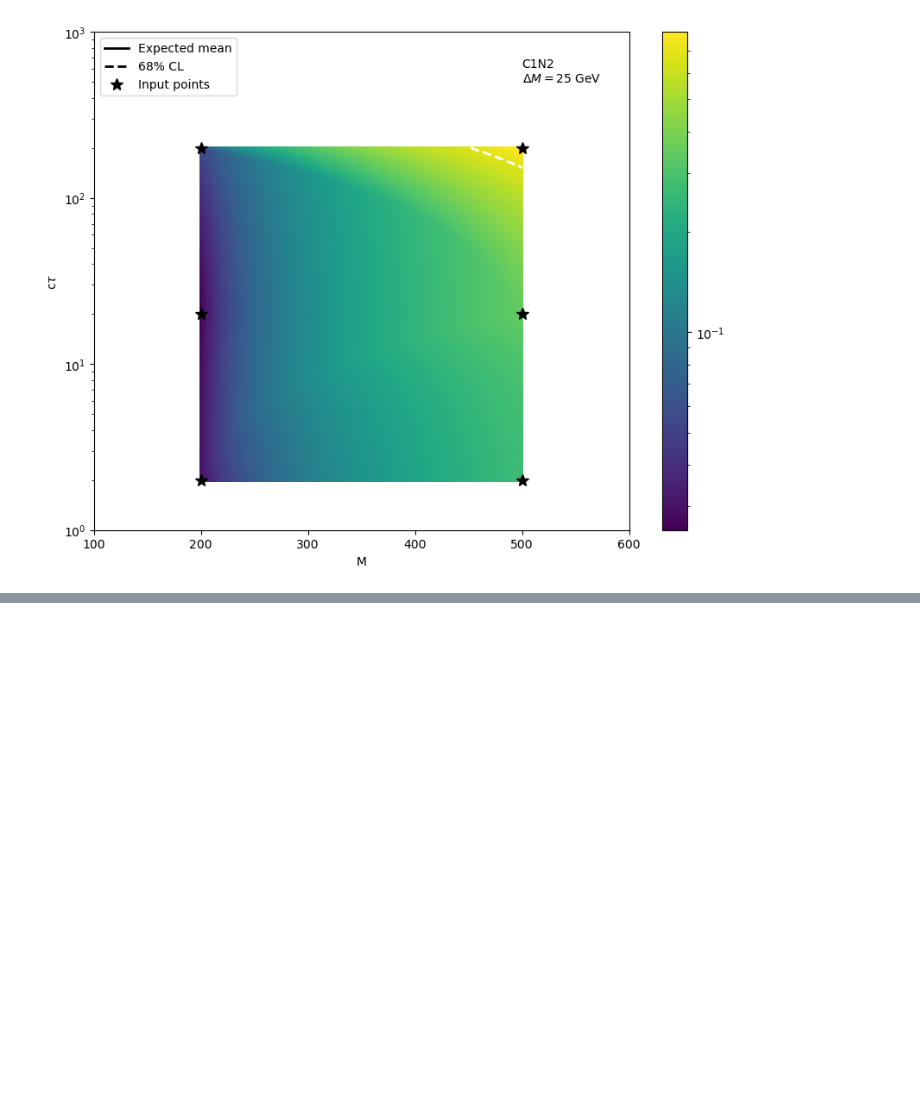
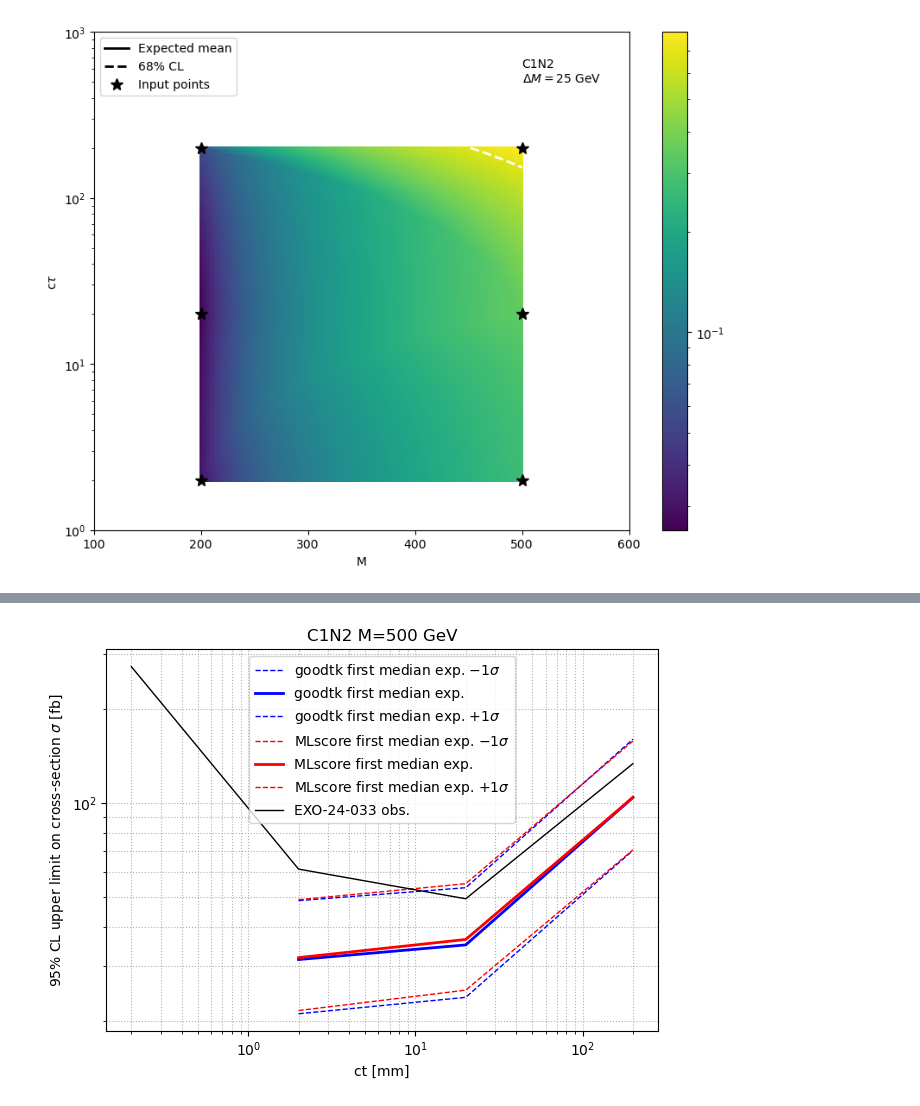
Before and after one commit to HephyAnalysisSW/SoftDisplacedVertices, a Jupyter notebook: Plotter/limitcalc/readLimits.ipynb, the cells around one changed output, grey strips where cells are left out. Saved outputs shown, nothing was run; the diff lists cells and outputs as text; code cells hidden in the pictures; blank space fills up the shorter version.

```diff
--- a/Plotter/limitcalc/readLimits.ipynb
+++ b/Plotter/limitcalc/readLimits.ipynb
@@ -193,0 +277,10 @@ for dM in [5,10,15,25]:
+# %%
+from copy import deepcopy
+
+store = pd.HDFStore('/scratch-cbe/users/alikaan.gueven/AN_plots/ParT_hists/plotconfig_Run2_MLscore_first/limit_tables/limit_table_store.h5', 'r')
+df_new = deepcopy(store['all_limits'])
+df_new['M']     = df_new.index.map(parse_M)
+df_new['dM']    = df_new['M'] - df_new.index.map(parse_M2)
+df_new['ct']    = df_new.index.map(parse_ct)
+df_new['model'] = df_new.index.map(model_group)
+df_new.head()
@@ -193,0 +295,10 @@ for dM in [5,10,15,25]:
+# %%
+from copy import deepcopy
+
+store = pd.HDFStore('/scratch-cbe/users/alikaan.gueven/AN_plots/ParT_hists/plotconfig_Run2_goodtk_first/limit_tables/Run2/limit_table_store.h5', 'r')
+df_old = deepcopy(store['all_limits'])
+df_old['M']     = df_old.index.map(parse_M)
+df_old['dM']    = df_old['M'] - df_old.index.map(parse_M2)
+df_old['ct']    = df_old.index.map(parse_ct)
+df_old['model'] = df_old.index.map(model_group)
+df_old.head()
@@ -193,0 +333,71 @@ for dM in [5,10,15,25]:
+# %%
+import matplotlib.pyplot as plt
+
+C1N2ML_M500_xs  =  46
+stopML_M1000_xs =  7.395
+
+
+cols = ["Expected 16.0%", "Expected 50.0%", "Expected 84.0%"]
+linestyles = ["--", "-", "--"]
+labels = [r"median exp. $-1 \sigma$", r"median exp.", r"median exp. $+1 \sigma$"]
+
+
+for model in ["C1N2", "stop"]:
+    df = df_old
+    if model =="C1N2":
+        xs = C1N2ML_M500_xs
+        M = 500
+        sub = df[(df["M"] == M) & (df["model"] == model) & (df["dM"] == 15)].sort_values("ct")
+    elif model =="stop":
+        xs = stopML_M1000_xs
+        M = 1000
+        sub = df[
+            ((df["M"] == M) & (df["model"] == model) & (df["dM"] == 25) & (df["ct"] == 0.2)) |
+            ((df["M"] == M) & (df["model"] == model) & (df["dM"] == 20) & (df["ct"] == 2))   |
+            ((df["M"] == M) & (df["model"] == model) & (df["dM"] == 15) & (df["ct"] == 20))  |
+            ((df["M"] == M) & (df["model"] == model) & (df["dM"] == 12) & (df["ct"] == 200))
+            ].sort_values("ct")
+
+
+    plt.figure()
+    for i, c in enumerate(cols):
+        lw=1 if i in [0,2] else 2
+        plt.plot(sub["ct"], sub[c]*xs, label="goodtk first " + labels[i], color='blue', linestyle=linestyles[i], lw=lw)
+
+    # ---------
+    df = df_new
+    if model =="C1N2":
+        xs = C1N2ML_M500_xs
+        M = 500
+        sub = df[(df["M"] == M) & (df["model"] == model) & (df["dM"] == 15)].sort_values("ct")
+    elif model =="stop":
+        xs = stopML_M1000_xs
+        M = 1000
+        sub = df[
+            ((df["M"] == M) & (df["model"] == model) & (df["dM"] == 25) & (df["ct"] == 0.2)) |
+            ((df["M"] == M) & (df["model"] == model) & (df["dM"] == 20) & (df["ct"] == 2))   |
+            ((df["M"] == M) & (df["model"] == model) & (df["dM"] == 15) & (df["ct"] == 20))  |
+            ((df["M"] == M) & (df["model"] == model) & (df["dM"] == 12) & (df["ct"] == 200))
+            ].sort_values("ct")
+
+    for i, c in enumerate(cols):
+        lw=1 if i in [0,2] else 2
+        plt.plot(sub["ct"], sub[c]*xs, label="MLscore first " + labels[i], color='red', linestyle=linestyles[i], lw=lw)
+    # ---------
+
+    if model == "C1N2":
+        plt.plot(obs_EXO_24_033_C1N2['ct'], obs_EXO_24_033_C1N2['xs'], color="black", lw=1, linestyle="-", label='EXO-24-033 obs.')
+    elif model == "stop":
+        plt.plot(obs_EXO_24_033_stop['ct'], obs_EXO_24_033_stop['xs'], color="black", lw=1, linestyle="-", label='EXO-24-033 obs.')
+
+    plt.xscale("log")
+    plt.yscale("log")
+    plt.xlabel("ct [mm]")
+    plt.ylabel(r"95% CL upper limit on cross-section $\sigma$ [fb]")
+    plt.title(f'{model} M={M} GeV')
+    plt.grid(True, which="both", linestyle=":")
+    plt.legend()
+    plt.tight_layout()
+plt.show()
+# %% [output]
+[figure, added]
```
Also changed, not shown: parts of 11 cells of this notebook, 14 other files.
